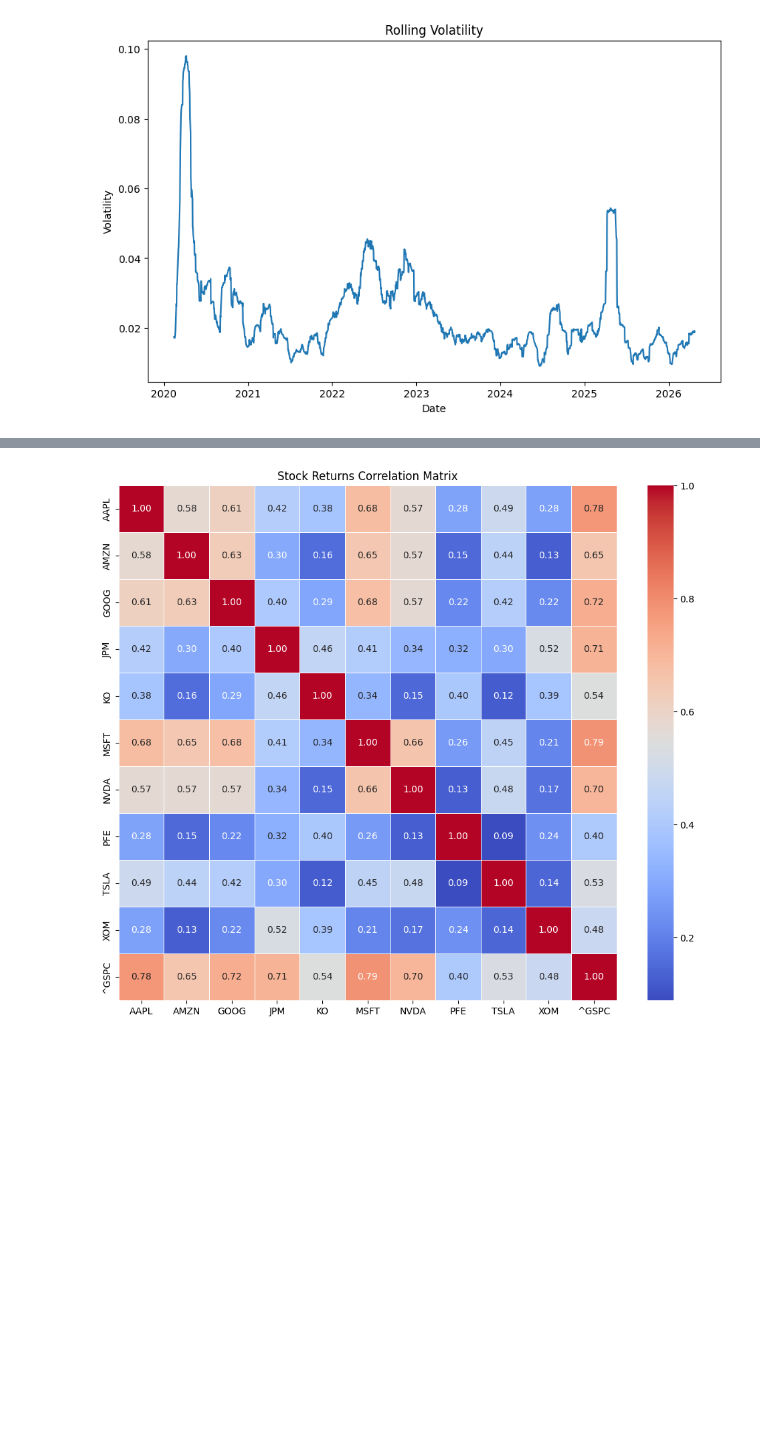
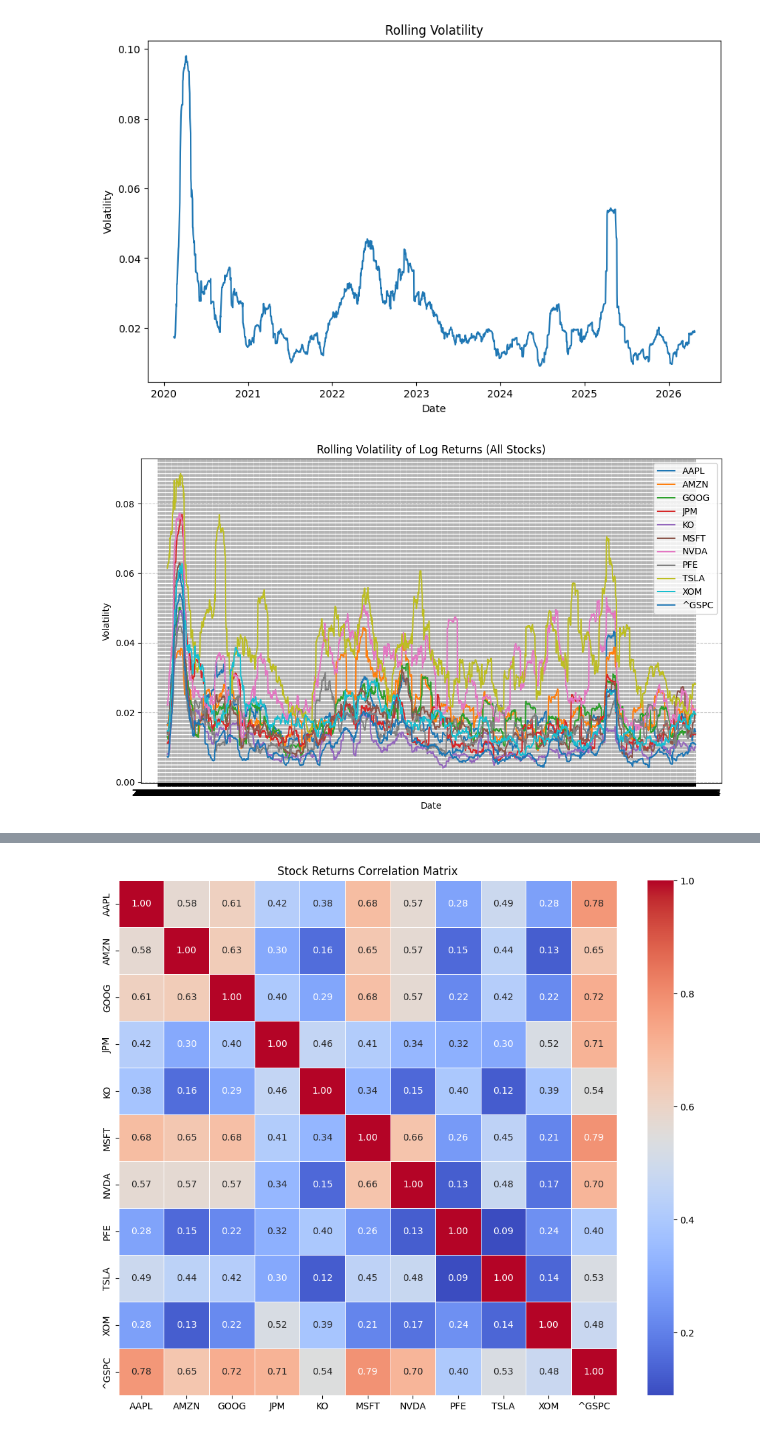
Before and after one commit to KarthikaDornipadu/alpha-pulse-financial-analytics, a Jupyter notebook: python/risk_analysis.ipynb, the cells around one changed output, grey strips where cells are left out. Cells and saved outputs as stored; diff of their text form; code cells hidden in the pictures; blank space fills up the shorter version.

Commit message:
log_return per stock

```diff
--- a/python/risk_analysis.ipynb
+++ b/python/risk_analysis.ipynb
@@ -78,6 +78,7 @@ log_returns = np.log(prices / prices.shift(1)).dropna()
 corr = log_returns.corr()
 
 # Rolling volatility
+rolling_vol_log=log_returns.rolling(30).std()
 rolling_vol = portfolio_returns.rolling(30).std()
 #var
 Var_95=np.percentile(portfolio_returns,5)
@@ -99,3 +100,16 @@ plt.ylabel('Volatility')
 plt.show()
 # %% [output]
 [figure]
+# %%
+#rolling volatility plot for log returns
+plt.figure(figsize=(10, 6))
+plt.plot(rolling_vol_log)
+plt.title('Rolling Volatility of Log Returns (All Stocks)')
+plt.xlabel('Date')
+plt.ylabel('Volatility')
+plt.legend(rolling_vol_log.columns)
+plt.grid(True, linestyle='--', alpha=0.7)
+plt.tight_layout()
+plt.show()
+# %% [output]
+[figure, added]
```
Also changed, not shown: parts of 1 cell of this notebook.
